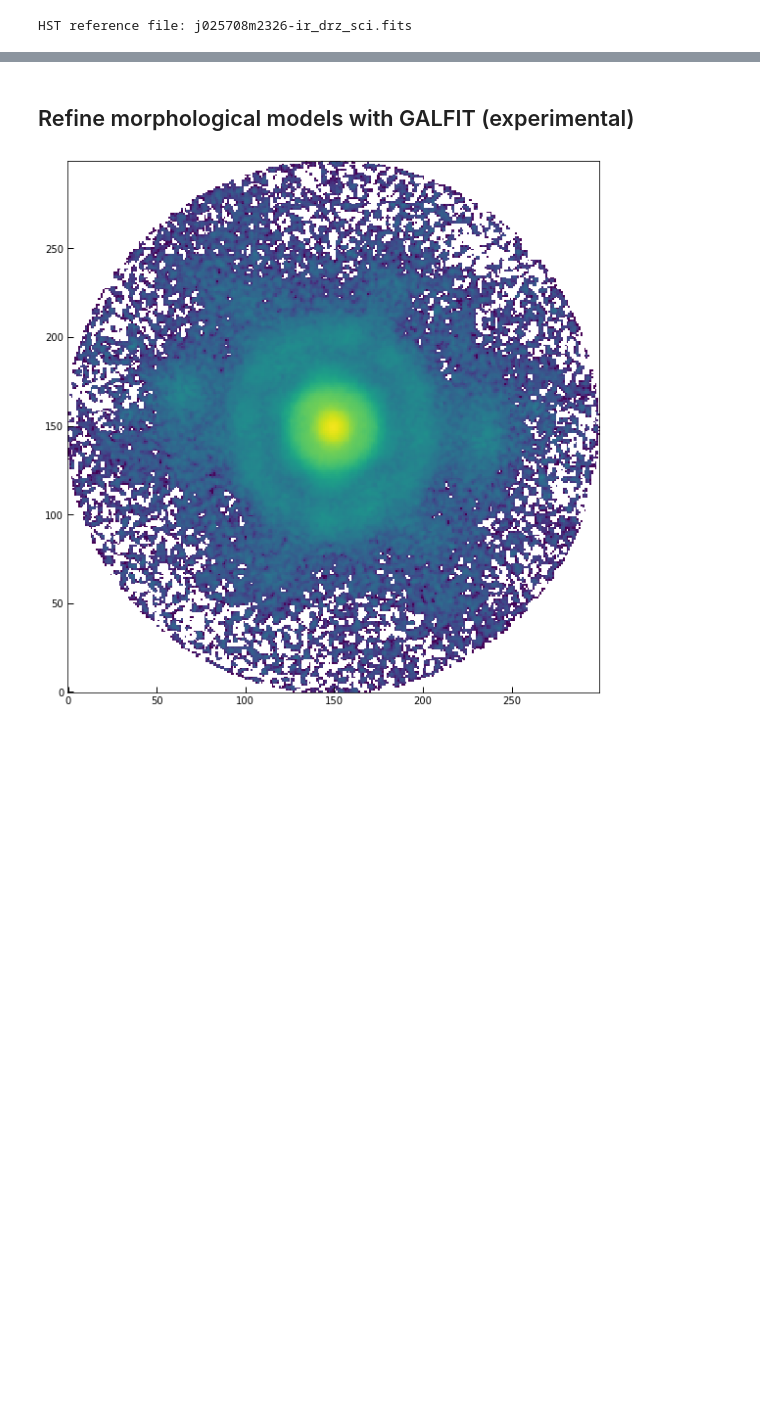
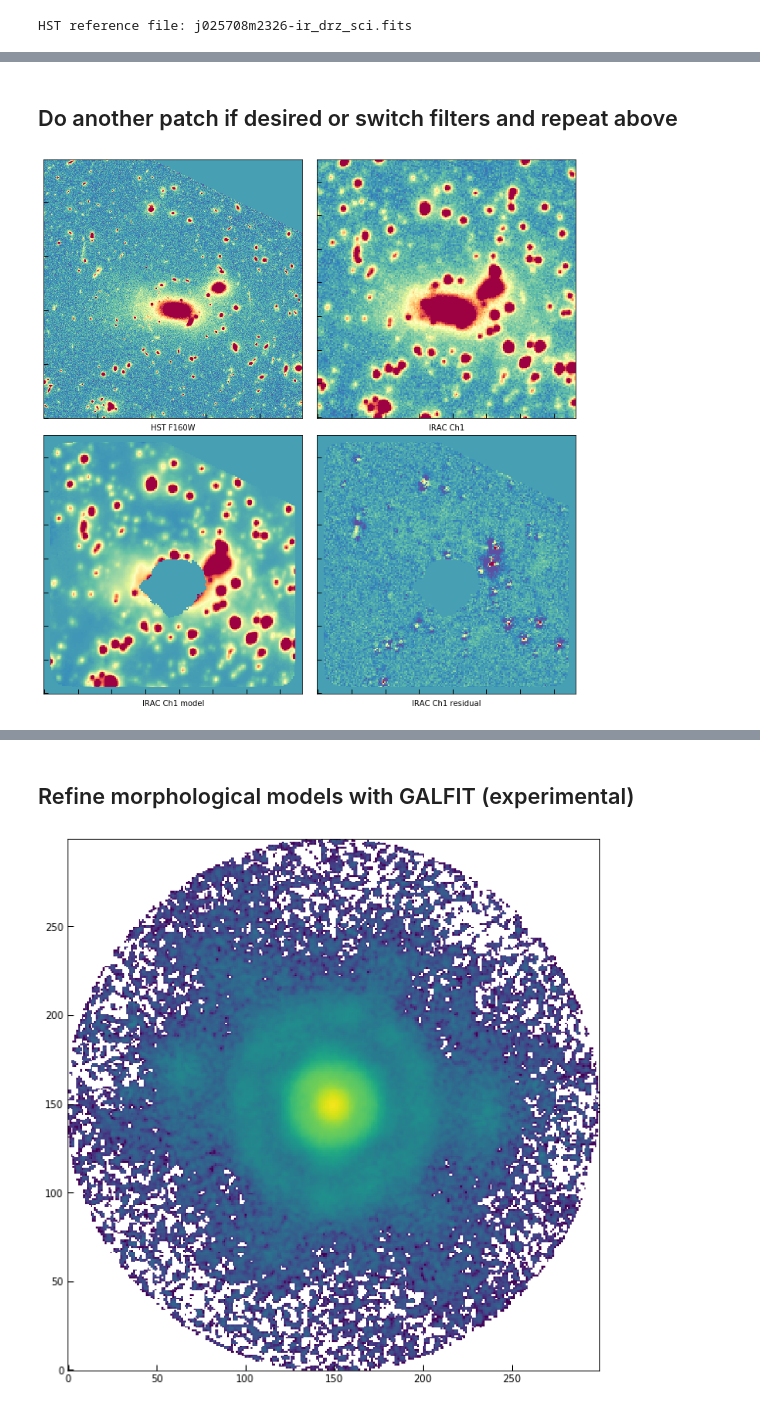
Before and after one commit to gbrammer/golfir, a Jupyter notebook: notebooks/IRAC-photometry.ipynb, the cells around one changed output, grey strips where cells are left out. Drawn from its saved outputs; the diff is of its cells as text; code cells hidden in the pictures; blank space fills up the shorter version.

```diff
--- a/notebooks/IRAC-photometry.ipynb
+++ b/notebooks/IRAC-photometry.ipynb
@@ -109,7 +111,7 @@ if ds9 is not None:
     ds9.set(f'file {root}-ir_seg.fits')
 # %%
 # Spitzer channel to fit (integers for IRAC, 'mips1' for 24um)
-ch = 2
+ch = 1
 # %%
 ################
 # Parameters for IRAC fitting
@@ -218,7 +220,8 @@ tf = None
 # Initial small patch
 get_pan, patch_arcmin = True, 0.5
 
-get_pan, patch_arcmin = True, 1.4
+# Full patch around WFC3/IR
+#get_pan, patch_arcmin = True, 1.4
 
 Npan = int(patch_arcmin*60*10/pf)
 print(patch_arcmin, Npan)
@@ -763,0 +778,33 @@ comp_hdu.writeto(comp_file, overwrite=True)
+# %% [markdown]
+## Do another patch if desired or switch filters and repeat above
+# %%
+# Show results
+fig = plt.figure(figsize=[10, 10])
+
+cm = 'Spectral_r'
+
+vm = (-0.05, 0.3)
+
+ax = fig.add_subplot(221)
+ax.imshow(hst_slice, vmin=vm[0]/10, vmax=vm[1]/10, cmap=cm)
+ax.set_xlabel('HST F160W')
+
+ax = fig.add_subplot(222)
+ax.imshow(irac_im.data[isly, islx], vmin=vm[0], vmax=vm[1], cmap=cm)
+ax.set_xlabel(f'IRAC Ch{ch}')
+
+ax = fig.add_subplot(223)
+ax.imshow(h_model*msk2d, vmin=vm[0], vmax=vm[1], cmap=cm)
+ax.set_xlabel(f'IRAC Ch{ch} model')
+
+ax = fig.add_subplot(224)
+ax.imshow((irac_im.data[isly, islx] - h_model)*msk2d, vmin=vm[0], vmax=vm[1], cmap=cm)
+ax.set_xlabel(f'IRAC Ch{ch} residual')
+
+for ax in fig.axes:
+    ax.set_xticklabels([])
+    ax.set_yticklabels([])
+
+fig.tight_layout(pad=0.5)
+# %% [output]
+[figure, added]
```
Also changed, not shown: parts of 11 cells of this notebook, 2 other files.
